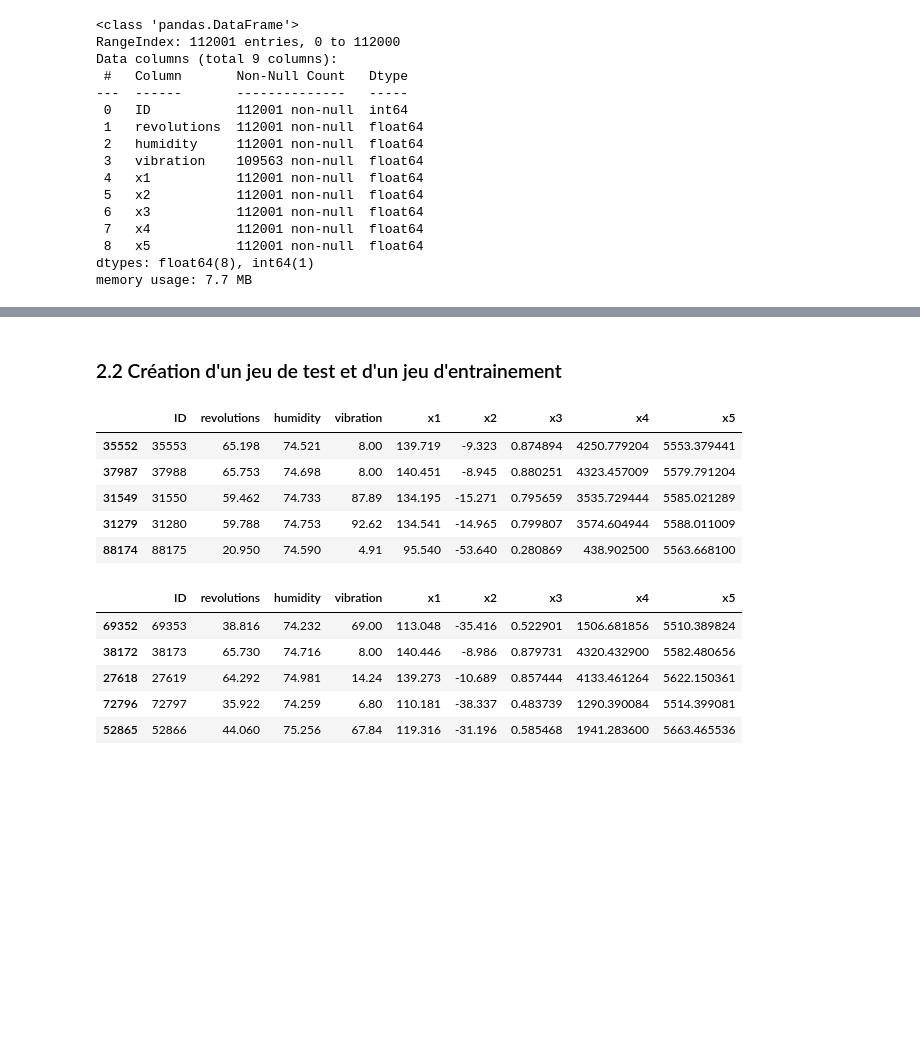
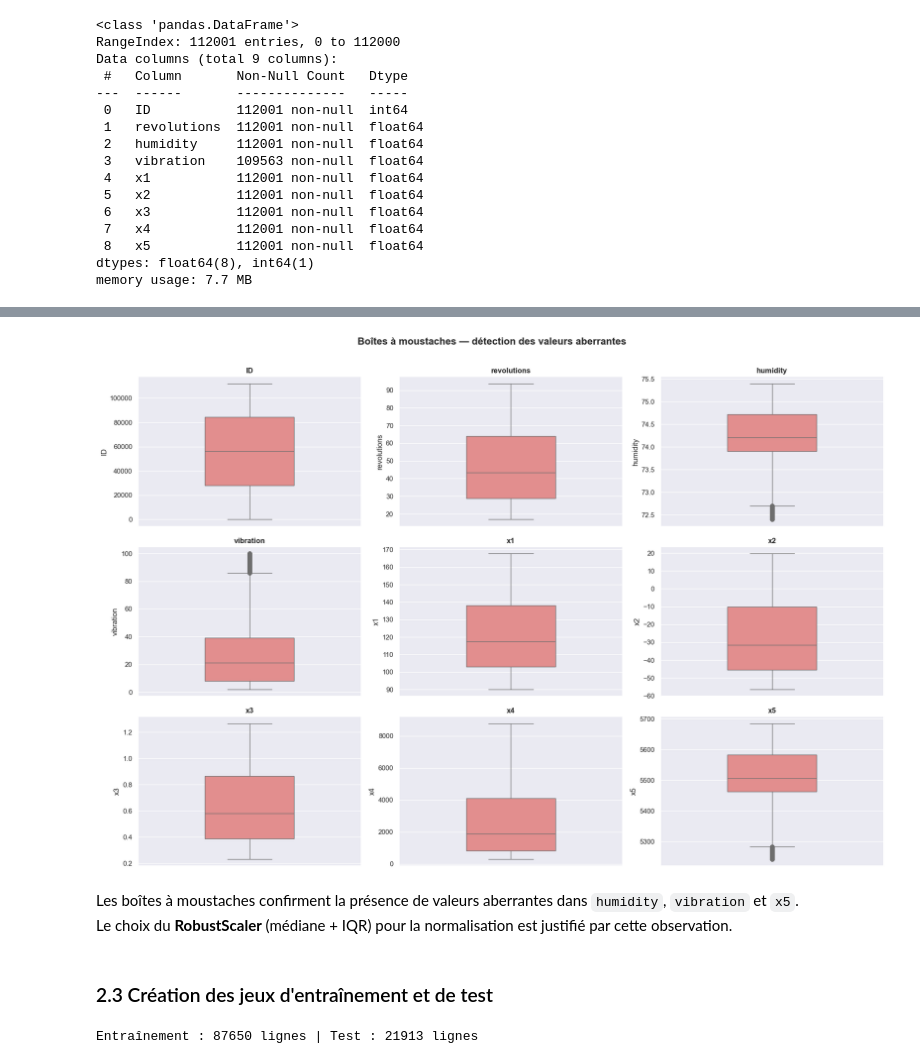
Before and after one commit to laurentngwe/8INF309, a Jupyter notebook: p_maintenance.ipynb, the cells around one changed output, grey strips where cells are left out. Saved outputs shown, nothing was run; the diff lists cells and outputs as text; code cells hidden in the pictures; blank space fills up the shorter version.

```diff
--- a/p_maintenance.ipynb
+++ b/p_maintenance.ipynb
@@ -99,23 +119,22 @@ La présence des valeurs aberrantes ou outliers est confirmé dans les variables
+# %%
+fig, axes = plt.subplots(3, 3, figsize=(18, 12))
+for ax, col in zip(axes.flat, df.columns):
+    sns.boxplot(y=df[col], ax=ax, color="#F08080", width=0.4)
+    ax.set_title(col, fontweight='bold')
+plt.suptitle("Boîtes à moustaches — détection des valeurs aberrantes", fontsize=16, fontweight='bold', y=1.01)
+plt.tight_layout()
+plt.show()
+# %% [output]
+[figure, added]
+# %% [markdown]
+Les boîtes à moustaches confirment la présence de valeurs aberrantes dans `humidity`, `vibration` et `x5`.
+Le choix du **RobustScaler** (médiane + IQR) pour la normalisation est justifié par cette observation.
 # %% [markdown]
-### 2.2 Création d'un jeu de test et d'un jeu d'entrainement
+### 2.3 Création des jeux d'entraînement et de test
 # %%
 from sklearn.model_selection import train_test_split
+
 train_set, test_set = train_test_split(df, test_size=0.2, random_state=40)
+print(f"Entraînement : {train_set.shape[0]} lignes | Test : {test_set.shape[0]} lignes")
+# %% [output]
+Entraînement : 87650 lignes | Test : 21913 lignes
-# %%
-test_set.head()
-# %% [output]
-|  | ID | revolutions | humidity | vibration | x1 | x2 | x3 | x4 | x5 |
-| 35552 | 35553 | 65.198 | 74.521 | 8.00 | 139.719 | -9.323 | 0.874894 | 4250.779204 | 5553.379441 |
-| 37987 | 37988 | 65.753 | 74.698 | 8.00 | 140.451 | -8.945 | 0.880251 | 4323.457009 | 5579.791204 |
-| 31549 | 31550 | 59.462 | 74.733 | 87.89 | 134.195 | -15.271 | 0.795659 | 3535.729444 | 5585.021289 |
-| 31279 | 31280 | 59.788 | 74.753 | 92.62 | 134.541 | -14.965 | 0.799807 | 3574.604944 | 5588.011009 |
-| 88174 | 88175 | 20.950 | 74.590 | 4.91 | 95.540 | -53.640 | 0.280869 | 438.902500 | 5563.668100 |
-# %%
-train_set.head()
-# %% [output]
-|  | ID | revolutions | humidity | vibration | x1 | x2 | x3 | x4 | x5 |
-| 69352 | 69353 | 38.816 | 74.232 | 69.00 | 113.048 | -35.416 | 0.522901 | 1506.681856 | 5510.389824 |
-| 38172 | 38173 | 65.730 | 74.716 | 8.00 | 140.446 | -8.986 | 0.879731 | 4320.432900 | 5582.480656 |
-| 27618 | 27619 | 64.292 | 74.981 | 14.24 | 139.273 | -10.689 | 0.857444 | 4133.461264 | 5622.150361 |
-| 72796 | 72797 | 35.922 | 74.259 | 6.80 | 110.181 | -38.337 | 0.483739 | 1290.390084 | 5514.399081 |
-| 52865 | 52866 | 44.060 | 75.256 | 67.84 | 119.316 | -31.196 | 0.585468 | 1941.283600 | 5663.465536 |
```
Also changed, not shown: parts of 100 cells of this notebook, 2 other files.
